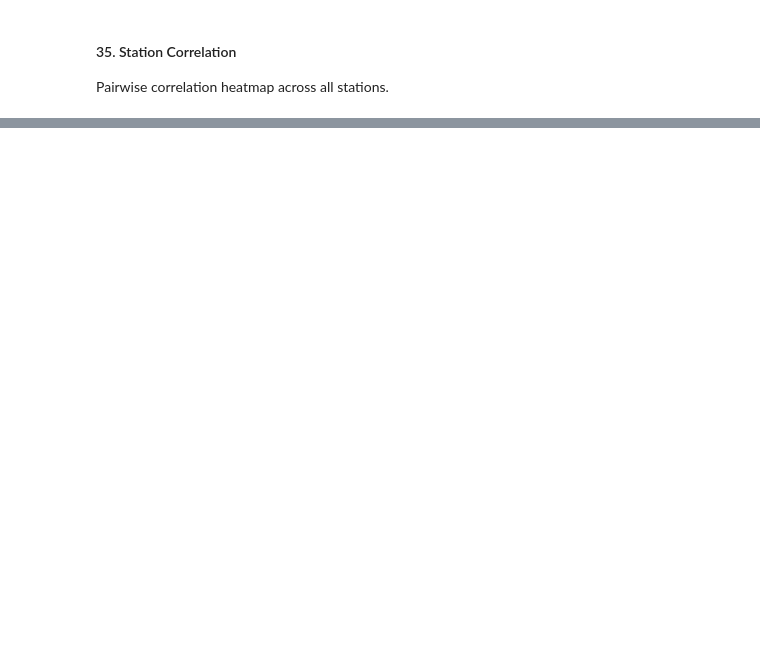
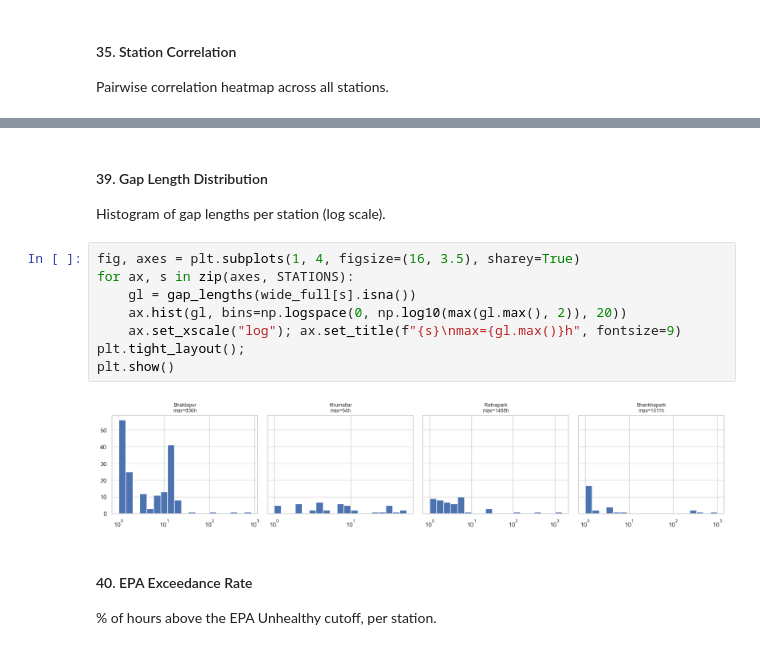
Before and after one commit to susmitahkhanal/kathmandu_pm25_forecasting, a Jupyter notebook: index.ipynb, the cells around one changed output, grey strips where cells are left out. Cells and saved outputs as stored; diff of their text form; blank space fills up the shorter version.

```diff
--- a/index.ipynb
+++ b/index.ipynb
@@ -599,0 +655,18 @@ corr
+# %% [markdown]
+#### 39. Gap Length Distribution
+
+Histogram of gap lengths per station (log scale).
+# %%
+fig, axes = plt.subplots(1, 4, figsize=(16, 3.5), sharey=True)
+for ax, s in zip(axes, STATIONS):
+    gl = gap_lengths(wide_full[s].isna())
+    ax.hist(gl, bins=np.logspace(0, np.log10(max(gl.max(), 2)), 20))
+    ax.set_xscale("log"); ax.set_title(f"{s}\nmax={gl.max()}h", fontsize=9)
+plt.tight_layout();
+plt.show()
+# %% [output]
+[figure, added]
+# %% [markdown]
+#### 40. EPA Exceedance Rate
+
+% of hours above the EPA Unhealthy cutoff, per station.
```
Also changed, not shown: parts of 11 cells of this notebook.
